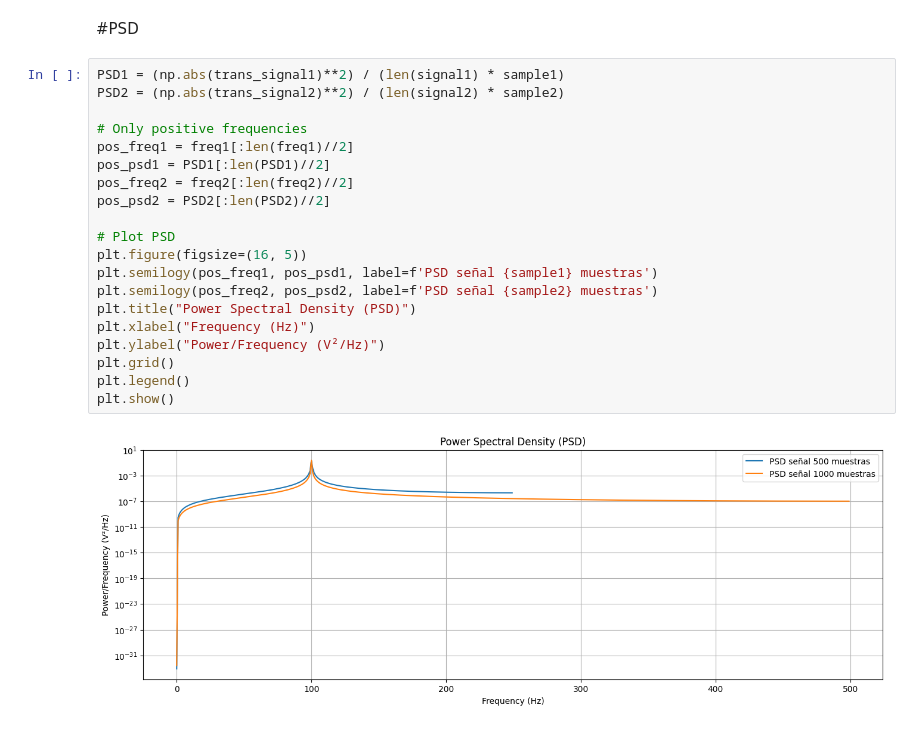
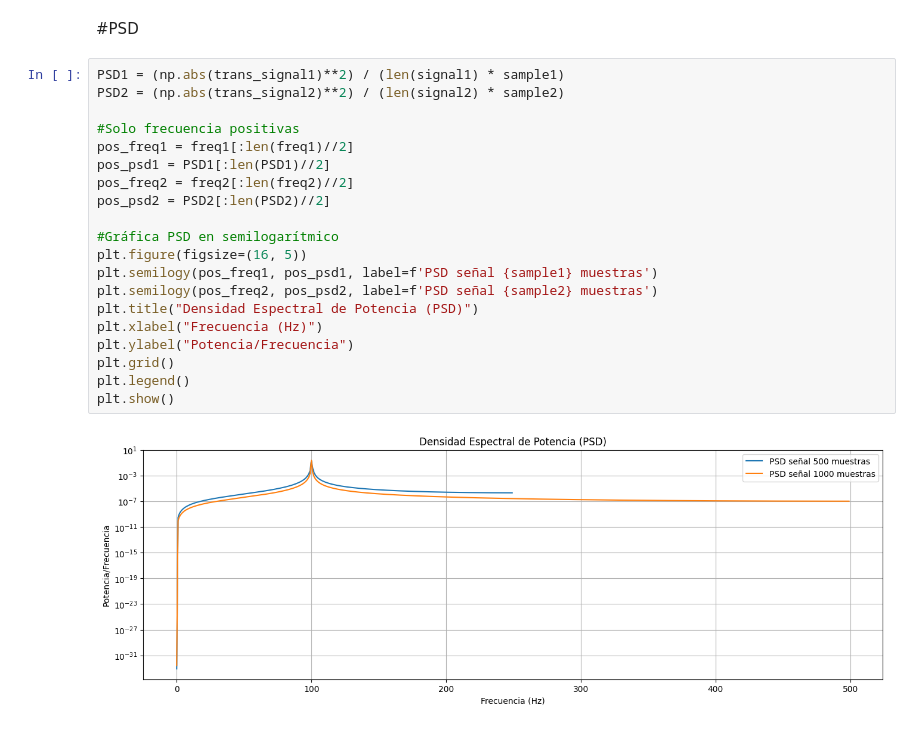
Before and after one commit to FelipeFerAl/SignalProcessing, a Jupyter notebook: TareaFourier.ipynb, the cells around one changed output. Saved outputs shown, nothing was run; the diff lists cells and outputs as text.

```diff
--- a/TareaFourier.ipynb
+++ b/TareaFourier.ipynb
@@ -65,22 +65,22 @@ plt.show()
 # %%
 PSD1 = (np.abs(trans_signal1)**2) / (len(signal1) * sample1)
 PSD2 = (np.abs(trans_signal2)**2) / (len(signal2) * sample2)
 
-# Only positive frequencies
+#Solo frecuencia positivas
 pos_freq1 = freq1[:len(freq1)//2]
 pos_psd1 = PSD1[:len(PSD1)//2]
 pos_freq2 = freq2[:len(freq2)//2]
 pos_psd2 = PSD2[:len(PSD2)//2]
 
-# Plot PSD
+#Gráfica PSD en semilogarítmico
 plt.figure(figsize=(16, 5))
 plt.semilogy(pos_freq1, pos_psd1, label=f'PSD señal {sample1} muestras')
 plt.semilogy(pos_freq2, pos_psd2, label=f'PSD señal {sample2} muestras')
-plt.title("Power Spectral Density (PSD)")
-plt.xlabel("Frequency (Hz)")
-plt.ylabel("Power/Frequency (V²/Hz)")
+plt.title("Densidad Espectral de Potencia (PSD)")
+plt.xlabel("Frecuencia (Hz)")
+plt.ylabel("Potencia/Frecuencia")
 plt.grid()
 plt.legend()
 plt.show()
 # %% [output]
-[figure, old version]
+[figure, new version]
```
Also changed, not shown: parts of 2 cells of this notebook.
